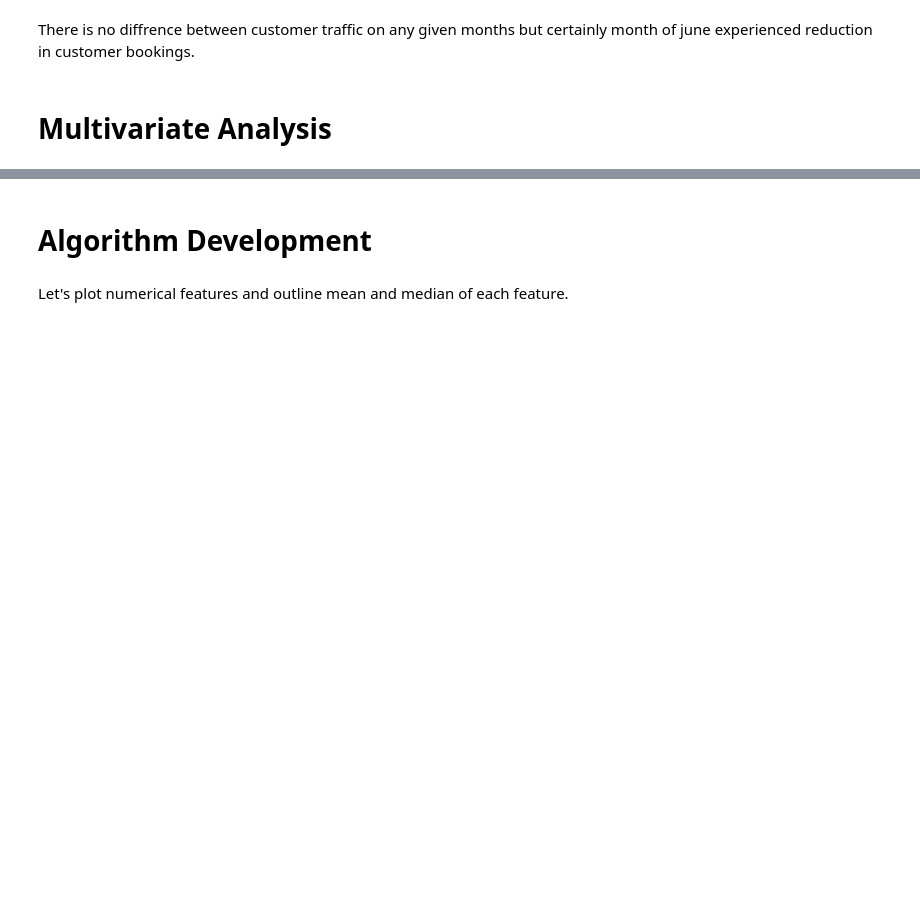
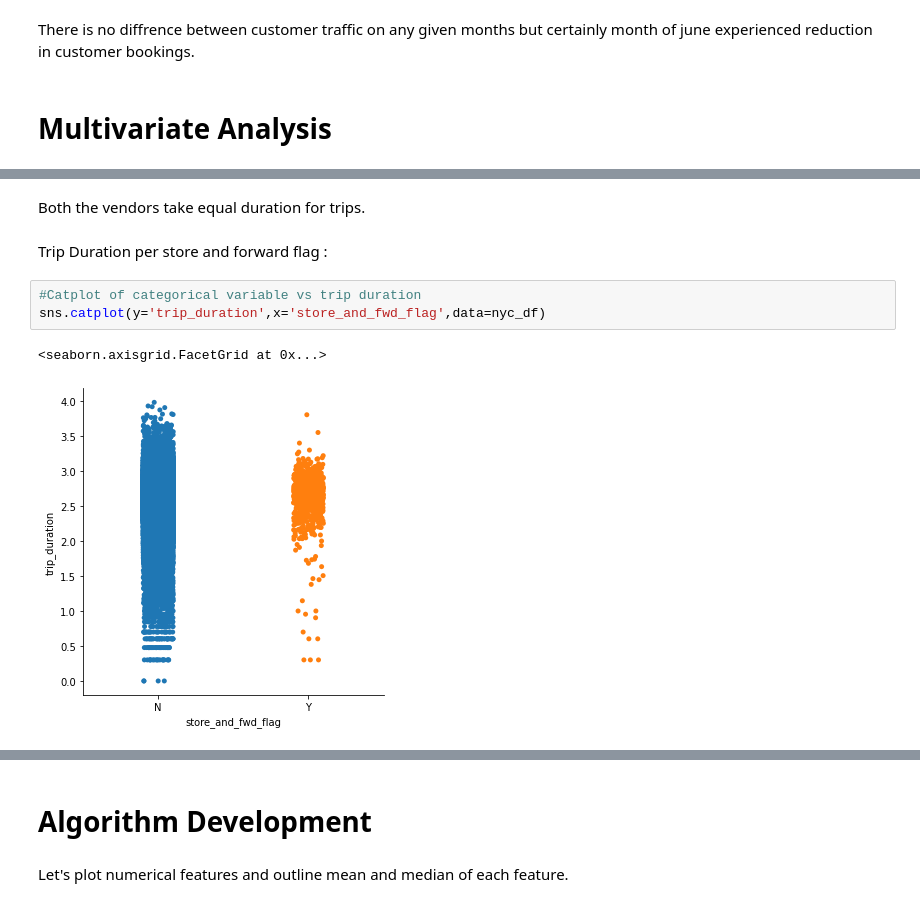
Before and after one commit to Shashwat-spyder/NYC-Taxi-Trip-Time, a Jupyter notebook: New_York_Taxi_Duration.ipynb, the cells around one changed output, grey strips where cells are left out. Cells and saved outputs as stored; diff of their text form; blank space fills up the shorter version.

```diff
--- a/New_York_Taxi_Duration.ipynb
+++ b/New_York_Taxi_Duration.ipynb
@@ -472,0 +471,10 @@ plt.show()
+# %% [markdown]
+Both the vendors take equal duration for trips.
+# %% [markdown]
+Trip Duration per store and forward flag :
+# %%
+#Catplot of categorical variable vs trip duration
+sns.catplot(y='trip_duration',x='store_and_fwd_flag',data=nyc_df)
+# %% [output]
+<seaborn.axisgrid.FacetGrid at 0x...>
+[figure, added]
```
Also changed, not shown: parts of 40 cells of this notebook.
